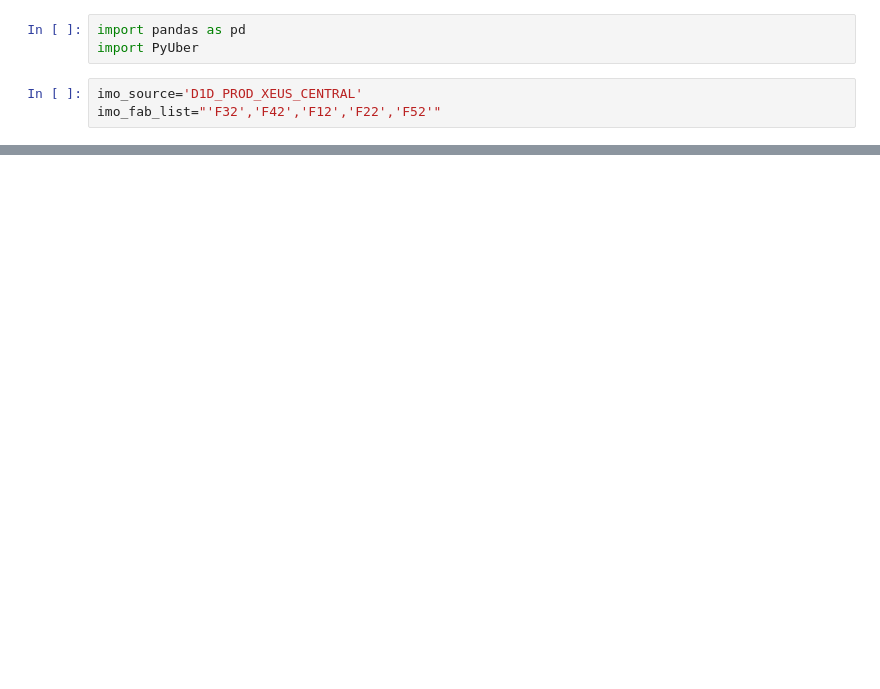
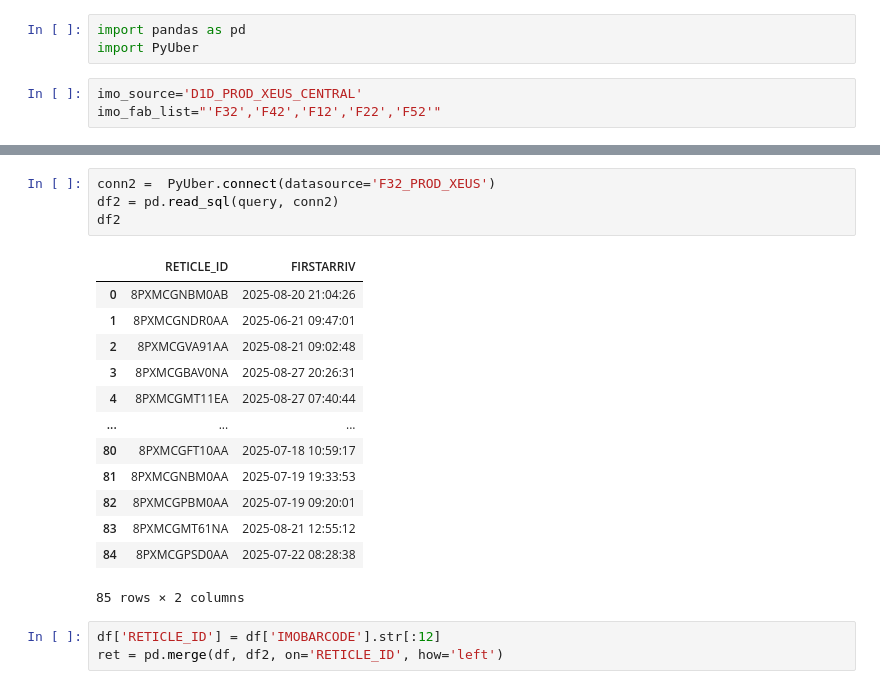
Before and after one commit to dagarcia-pde/PAS_Graphs, a Jupyter notebook: reticle_test.ipynb, the cells around one changed output, grey strips where cells are left out. Drawn from its saved outputs; the diff is of its cells as text; blank space fills up the shorter version.

```diff
--- a/reticle_test.ipynb
+++ b/reticle_test.ipynb
@@ -68,0 +81,21 @@ df
+# %%
+conn2 =  PyUber.connect(datasource='F32_PROD_XEUS')
+df2 = pd.read_sql(query, conn2)
+df2
+# %% [output]
+|  | RETICLE_ID | FIRSTARRIV |
+| 0 | 8PXMCGNBM0AB | 2025-08-20 21:04:26 |
+| 1 | 8PXMCGNDR0AA | 2025-06-21 09:47:01 |
+| 2 | 8PXMCGVA91AA | 2025-08-21 09:02:48 |
+| 3 | 8PXMCGBAV0NA | 2025-08-27 20:26:31 |
+| 4 | 8PXMCGMT11EA | 2025-08-27 07:40:44 |
+| ... | ... | ... |
+| 80 | 8PXMCGFT10AA | 2025-07-18 10:59:17 |
+| 81 | 8PXMCGNBM0AA | 2025-07-19 19:33:53 |
+| 82 | 8PXMCGPBM0AA | 2025-07-19 09:20:01 |
+| 83 | 8PXMCGMT61NA | 2025-08-21 12:55:12 |
+| 84 | 8PXMCGPSD0AA | 2025-07-22 08:28:38 |
+85 rows × 2 columns
+# %%
+df['RETICLE_ID'] = df['IMOBARCODE'].str[:12]
+ret = pd.merge(df, df2, on='RETICLE_ID', how='left')
```
Also changed, not shown: parts of 7 cells of this notebook, 3 other files.
